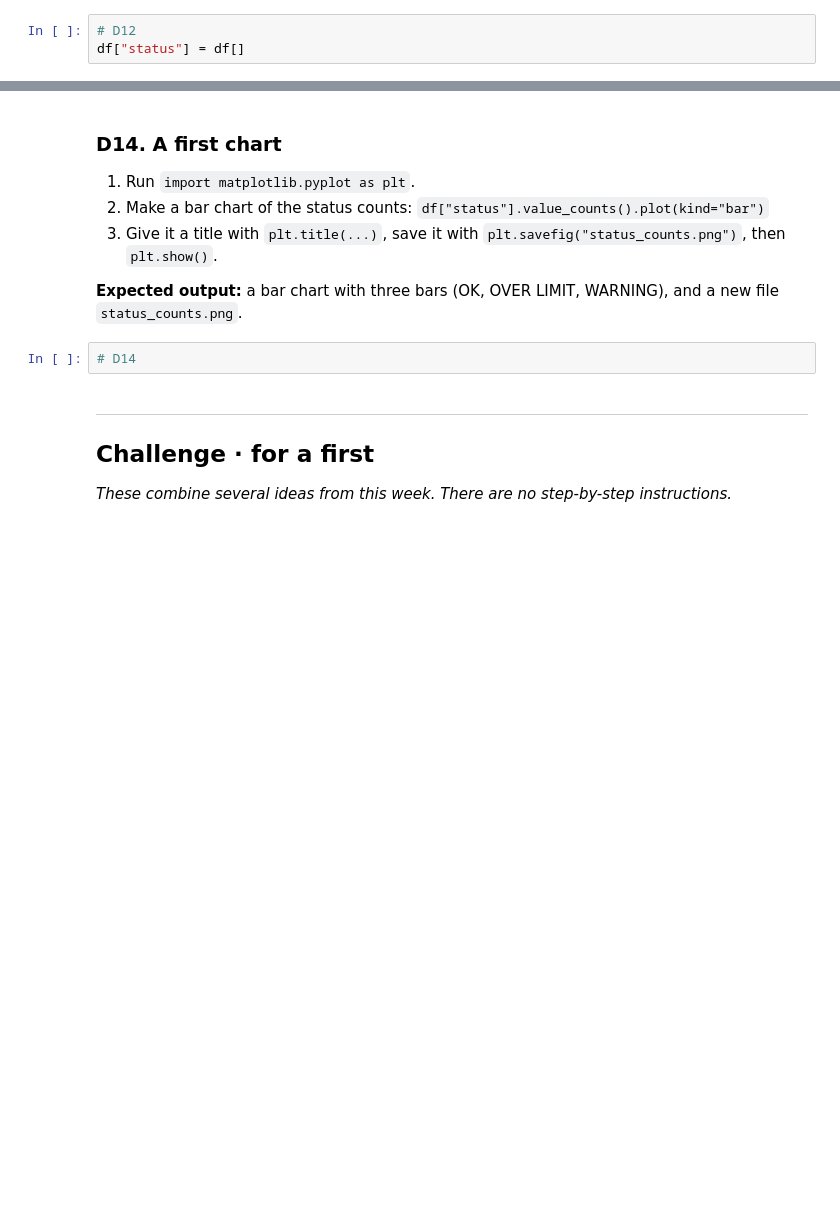
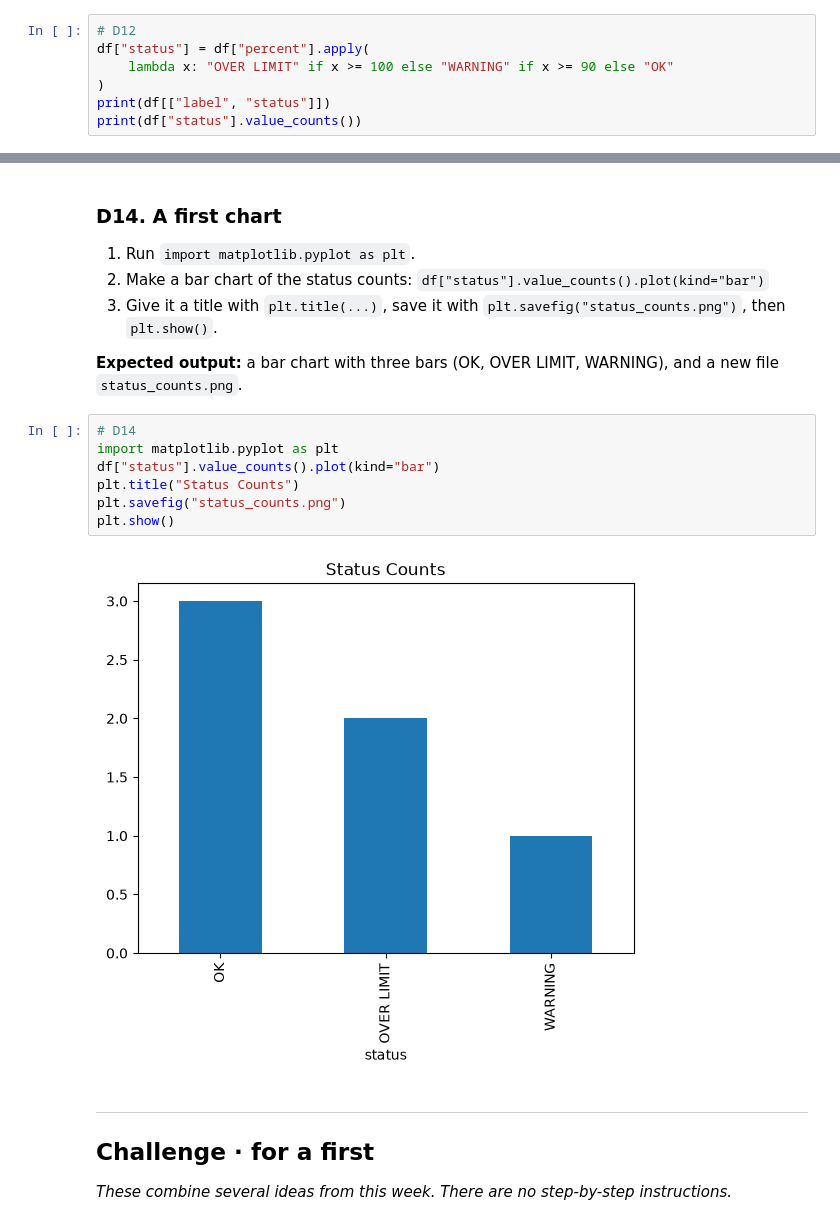
Before and after one commit to AbdullahM01096082/CST1510, a Jupyter notebook: Week 06 - Pandas/LAB/W06_Lab.ipynb, the cells around one changed output, grey strips where cells are left out. Drawn from its saved outputs; the diff is of its cells as text; blank space fills up the shorter version.

```diff
--- a/Week 06 - Pandas/LAB/W06_Lab.ipynb
+++ b/Week 06 - Pandas/LAB/W06_Lab.ipynb
@@ -317,6 +317,10 @@ double_def(21)
 
 **Expected output:** `R-001` OK, `R-002` OVER LIMIT, `R-003` OK, `R-004` WARNING, `R-005` OVER LIMIT,
 `R-006` OK; then `OK` 3, `OVER LIMIT` 2, `WARNING` 1.
-# %%
-# D12
-df["status"] = df[]
+# %%
+# D12
+df["status"] = df["percent"].apply(
+    lambda x: "OVER LIMIT" if x >= 100 else "WARNING" if x >= 90 else "OK"
+)
+print(df[["label", "status"]])
+print(df["status"].value_counts())
@@ -338,8 +367,15 @@ df["status"] = df[]
 3. Give it a title with `plt.title(...)`, save it with `plt.savefig("status_counts.png")`, then `plt.show()`.
 
 **Expected output:** a bar chart with three bars (OK, OVER LIMIT, WARNING), and a new file `status_counts.png`.
-# %%
-# D14
+# %%
+# D14
+import matplotlib.pyplot as plt
+df["status"].value_counts().plot(kind="bar")
+plt.title("Status Counts")
+plt.savefig("status_counts.png")
+plt.show()
+# %% [output]
+[figure, added]
 # %% [markdown]
 ---
 ## Challenge · for a first
```
Also changed, not shown: parts of 8 cells of this notebook, 4 other files.
